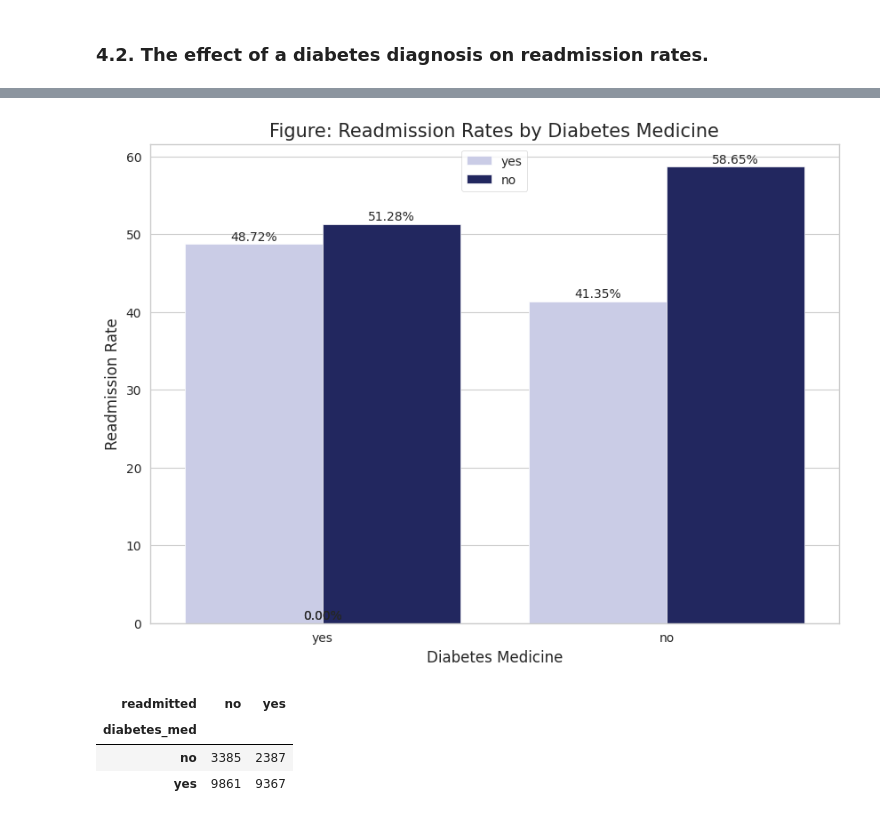
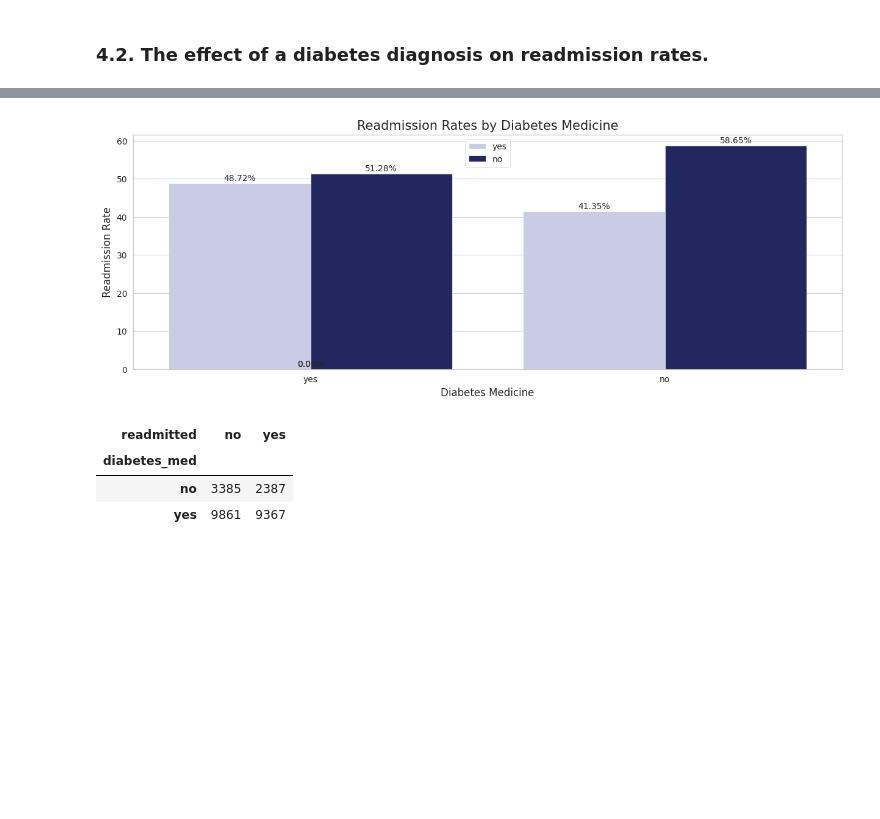
Before and after one commit to sunny0103/DS_project, a Jupyter notebook: Hospital readmission/hospital_readmissions.ipynb, the cells around one changed output, grey strips where cells are left out. Drawn from its saved outputs; the diff is of its cells as text; code cells hidden in the pictures; blank space fills up the shorter version.

```diff
--- a/Hospital readmission/hospital_readmissions.ipynb
+++ b/Hospital readmission/hospital_readmissions.ipynb
@@ -264,20 +271,20 @@ plt.show()
 # %%
 table_0 =df.groupby('diabetes_med')['readmitted'].value_counts(normalize=True).mul(100).round(2).reset_index(name='readmission_rate')
-
+plt.figure(figsize=(15, 5))
 ax = sns.barplot(x='diabetes_med', y='readmission_rate', hue='readmitted', hue_order=['yes', 'no'], order=['yes', 'no'], data=table_0, palette=pallete_list)
 for bar in ax.patches:
     ax.annotate(f'{bar.get_height():.2f}%',
                      (bar.get_x() + bar.get_width() / 2, bar.get_height()),
                      ha='center', va='center',
                      xytext=(0, 6), fontsize=10,
                      textcoords='offset points')
 ax.set_xlabel('Diabetes Medicine', fontsize=12)
 ax.set_ylabel('Readmission Rate', rotation=90, fontsize=12)
-ax.set_title('Figure: Readmission Rates by Diabetes Medicine', fontsize=15)
+ax.set_title('Readmission Rates by Diabetes Medicine', fontsize=15)
 ax.legend( loc='upper center')
 plt.show()
 # %% [output]
-[figure, old version]
+[figure, new version]
 # %%
 diab_readmin = pd.crosstab(index =df.diabetes_med, columns=df.readmitted)
 diab_readmin
```
Also changed, not shown: parts of 24 cells of this notebook.
